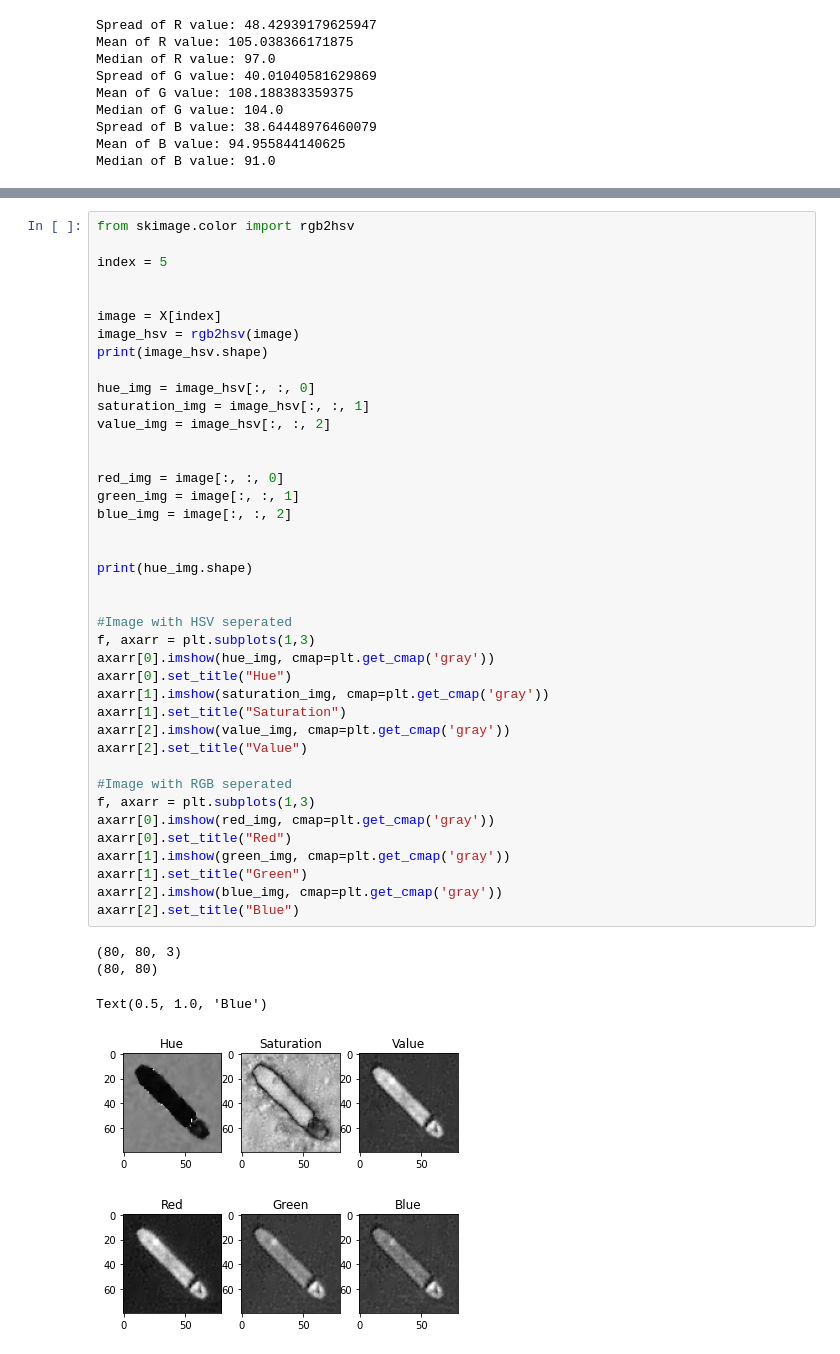
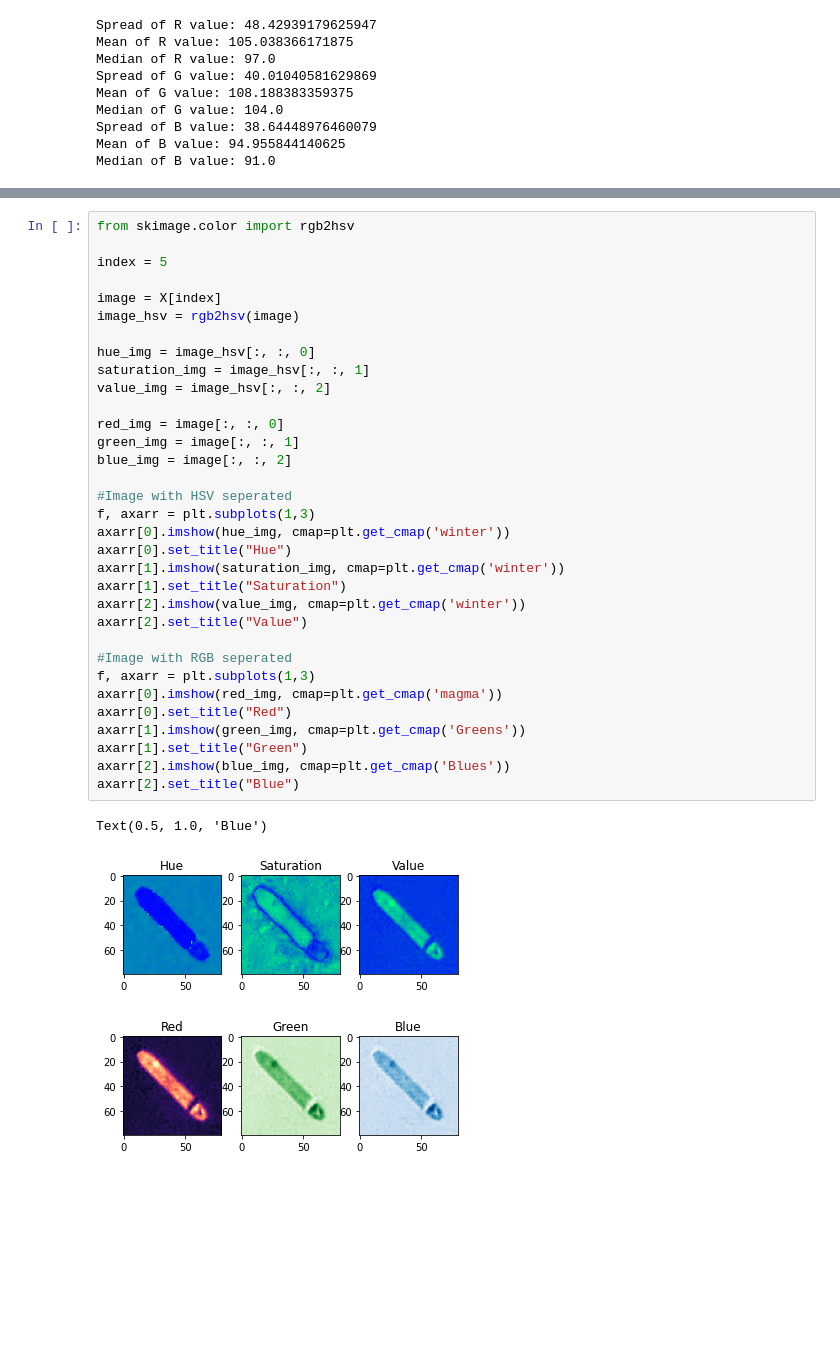
Before and after one commit to victorduun/ITMAL, a Jupyter notebook: Aflevering4/Lektion5Oevelse2.ipynb, the cells around one changed output, grey strips where cells are left out. Cells and saved outputs as stored; diff of their text form; blank space fills up the shorter version.

```diff
--- a/Aflevering4/Lektion5Oevelse2.ipynb
+++ b/Aflevering4/Lektion5Oevelse2.ipynb
@@ -120,46 +120,37 @@ axarr[3].axis("off")
 # %%
 from skimage.color import rgb2hsv
 
 index = 5
 
-
 image = X[index]
 image_hsv = rgb2hsv(image)
-print(image_hsv.shape)
 
 hue_img = image_hsv[:, :, 0]
 saturation_img = image_hsv[:, :, 1]
 value_img = image_hsv[:, :, 2]
 
-
 red_img = image[:, :, 0]
 green_img = image[:, :, 1]
 blue_img = image[:, :, 2]
 
-
-print(hue_img.shape)
-
-
 #Image with HSV seperated
 f, axarr = plt.subplots(1,3)
-axarr[0].imshow(hue_img, cmap=plt.get_cmap('gray'))
+axarr[0].imshow(hue_img, cmap=plt.get_cmap('winter'))
 axarr[0].set_title("Hue")
-axarr[1].imshow(saturation_img, cmap=plt.get_cmap('gray'))
+axarr[1].imshow(saturation_img, cmap=plt.get_cmap('winter'))
 axarr[1].set_title("Saturation")
-axarr[2].imshow(value_img, cmap=plt.get_cmap('gray'))
+axarr[2].imshow(value_img, cmap=plt.get_cmap('winter'))
 axarr[2].set_title("Value")
 
 #Image with RGB seperated
 f, axarr = plt.subplots(1,3)
-axarr[0].imshow(red_img, cmap=plt.get_cmap('gray'))
+axarr[0].imshow(red_img, cmap=plt.get_cmap('magma'))
 axarr[0].set_title("Red")
-axarr[1].imshow(green_img, cmap=plt.get_cmap('gray'))
+axarr[1].imshow(green_img, cmap=plt.get_cmap('Greens'))
 axarr[1].set_title("Green")
-axarr[2].imshow(blue_img, cmap=plt.get_cmap('gray'))
+axarr[2].imshow(blue_img, cmap=plt.get_cmap('Blues'))
 axarr[2].set_title("Blue")
 # %% [output]
-(80, 80, 3)
-(80, 80)
+Text(0.5, 1.0, 'Blue')
-Text(0.5, 1.0, 'Blue')
-[figure, old version]
+[figure, new version]
-[figure, old version]
+[figure, new version]
```
Also changed, not shown: parts of 2 cells of this notebook, 10 other files.
